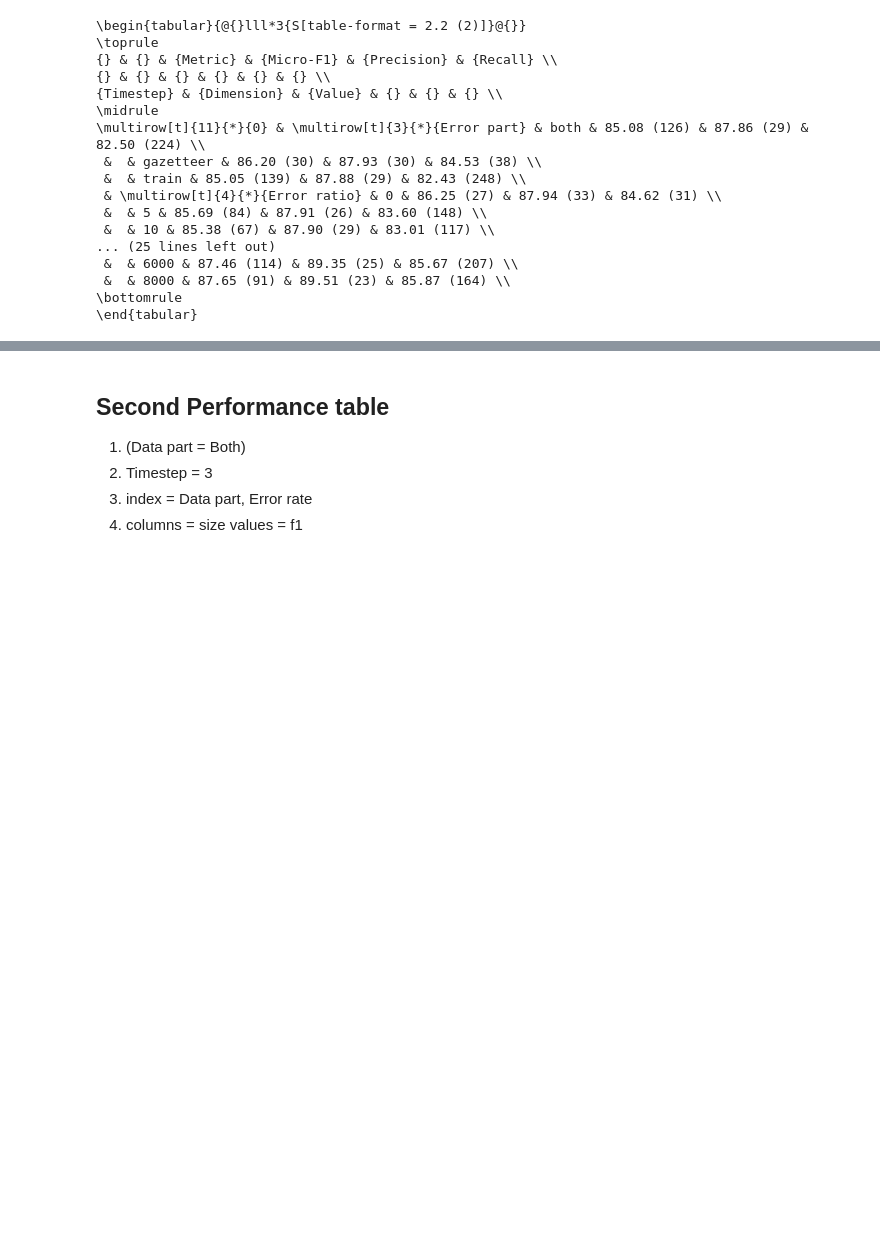
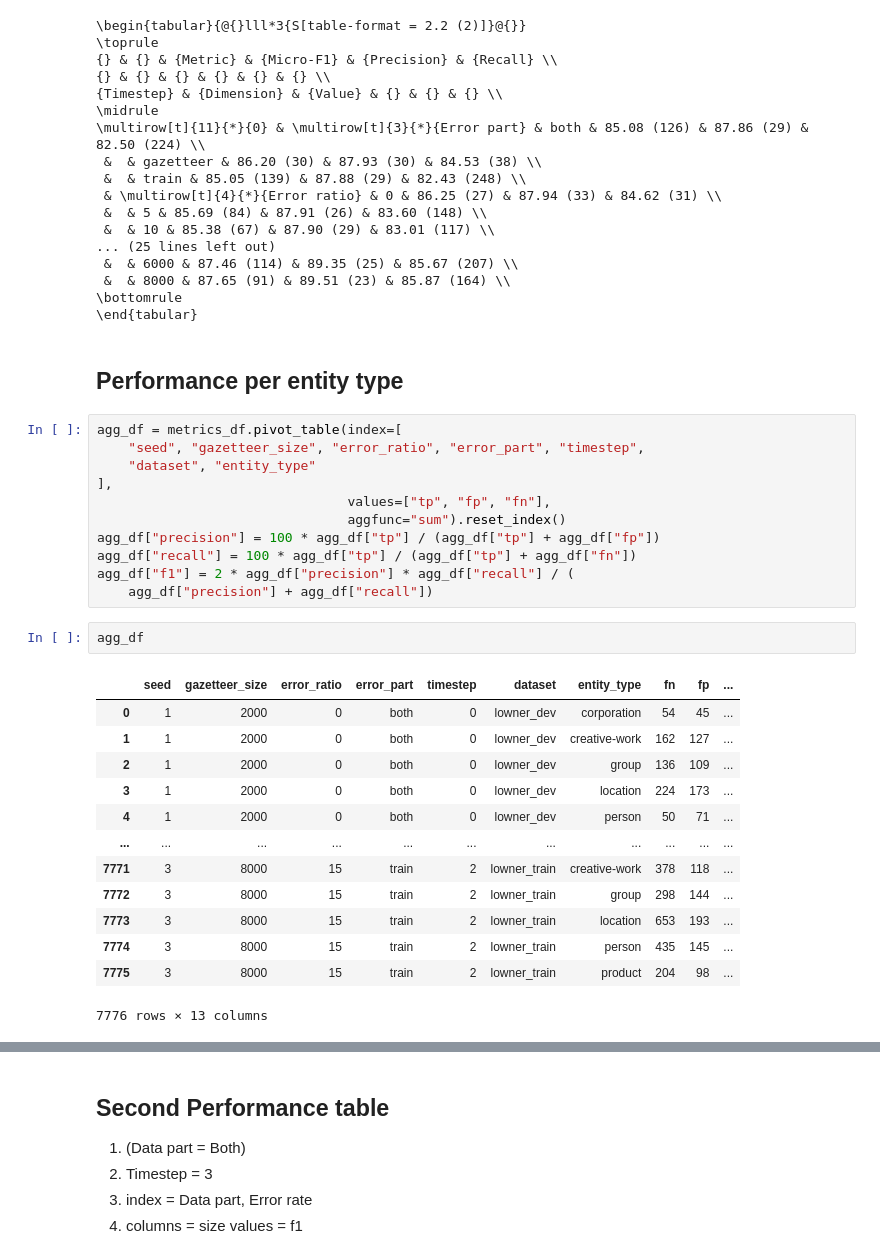
Before and after one commit to roebbert92/thesis, a Jupyter notebook: evaluations/02_content.ipynb, the cells around one changed output, grey strips where cells are left out. Cells and saved outputs as stored; diff of their text form; blank space fills up the shorter version.

Commit message:
final table experiment 2

```diff
--- a/evaluations/02_content.ipynb
+++ b/evaluations/02_content.ipynb
@@ -193,3 +193,32 @@ print(perf_df.style.to_latex(
  &  & 8000 & 87.65 (91) & 89.51 (23) & 85.87 (164) \\
 \bottomrule
 \end{tabular}
+# %% [markdown]
+## Performance per entity type
+# %%
+agg_df = metrics_df.pivot_table(index=[
+    "seed", "gazetteer_size", "error_ratio", "error_part", "timestep",
+    "dataset", "entity_type"
+],
+                                values=["tp", "fp", "fn"],
+                                aggfunc="sum").reset_index()
+agg_df["precision"] = 100 * agg_df["tp"] / (agg_df["tp"] + agg_df["fp"])
+agg_df["recall"] = 100 * agg_df["tp"] / (agg_df["tp"] + agg_df["fn"])
+agg_df["f1"] = 2 * agg_df["precision"] * agg_df["recall"] / (
+    agg_df["precision"] + agg_df["recall"])
+# %%
+agg_df
+# %% [output]
+|  | seed | gazetteer_size | error_ratio | error_part | timestep | dataset | entity_type | fn | fp | ... |
+| 0 | 1 | 2000 | 0 | both | 0 | lowner_dev | corporation | 54 | 45 | ... |
+| 1 | 1 | 2000 | 0 | both | 0 | lowner_dev | creative-work | 162 | 127 | ... |
+| 2 | 1 | 2000 | 0 | both | 0 | lowner_dev | group | 136 | 109 | ... |
+| 3 | 1 | 2000 | 0 | both | 0 | lowner_dev | location | 224 | 173 | ... |
+| 4 | 1 | 2000 | 0 | both | 0 | lowner_dev | person | 50 | 71 | ... |
+| ... | ... | ... | ... | ... | ... | ... | ... | ... | ... | ... |
+| 7771 | 3 | 8000 | 15 | train | 2 | lowner_train | creative-work | 378 | 118 | ... |
+| 7772 | 3 | 8000 | 15 | train | 2 | lowner_train | group | 298 | 144 | ... |
+| 7773 | 3 | 8000 | 15 | train | 2 | lowner_train | location | 653 | 193 | ... |
+| 7774 | 3 | 8000 | 15 | train | 2 | lowner_train | person | 435 | 145 | ... |
+| 7775 | 3 | 8000 | 15 | train | 2 | lowner_train | product | 204 | 98 | ... |
+7776 rows × 13 columns
```
Also changed, not shown: parts of 2 cells of this notebook.
